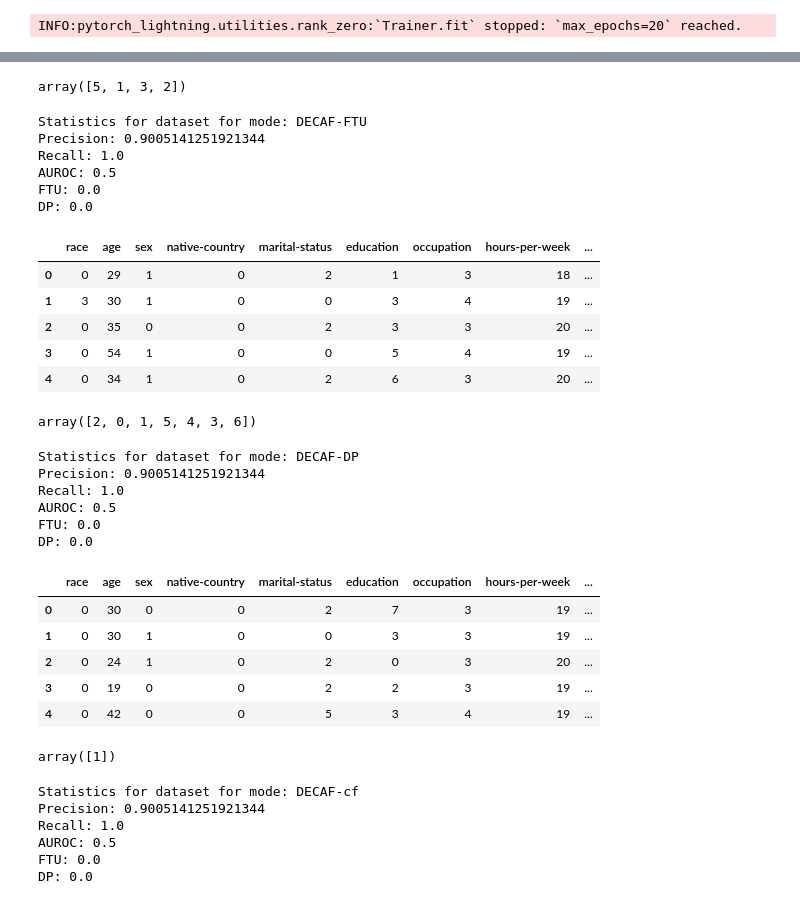
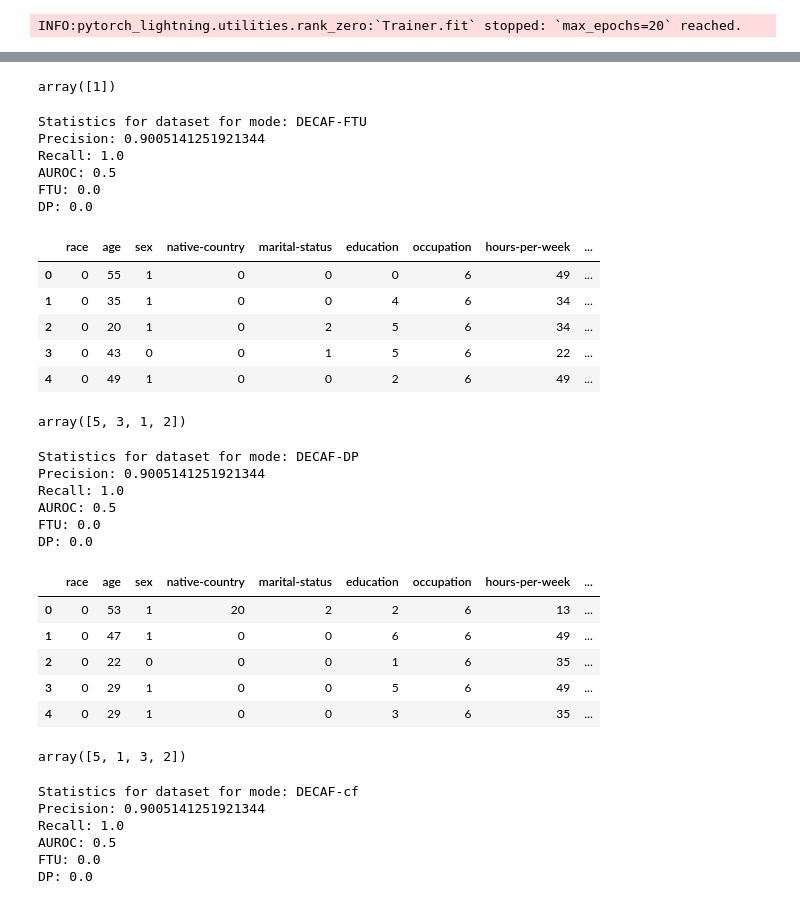
Before and after one commit to humayraR/fact-ai_Repl, a Jupyter notebook: SynthDECAF_colab.ipynb, the cells around one changed output, grey strips where cells are left out. Cells and saved outputs as stored; diff of their text form; code cells hidden in the pictures.

Commit message:
decaf synth generation complete

```diff
--- a/SynthDECAF_colab.ipynb
+++ b/SynthDECAF_colab.ipynb
@@ -206,7 +234,7 @@ decaf_ftu.head()
 # %%
-decaf_ftu['relationship'].unique()
+decaf_ftu['label'].unique()
 # %% [output]
-array([5, 1, 3, 2])
+array([1])
 # %%
 def get_metrics(mode,df,synthetic):
 
@@ -266,19 +294,19 @@ AUROC: 0.5
 FTU: 0.0
 DP: 0.0
 # %%
-decaf_dp = decaf_model.generate(count=35000, biased_edges=dp).dataframe()
+decaf_dp = decaf_model.generate(count=70000, biased_edges=dp).dataframe()
 decaf_dp.head()
 # %% [output]
 |  | race | age | sex | native-country | marital-status | education | occupation | hours-per-week | ... |
-| 0 | 0 | 29 | 1 | 0 | 2 | 1 | 3 | 18 | ... |
-| 1 | 3 | 30 | 1 | 0 | 0 | 3 | 4 | 19 | ... |
-| 2 | 0 | 35 | 0 | 0 | 2 | 3 | 3 | 20 | ... |
-| 3 | 0 | 54 | 1 | 0 | 0 | 5 | 4 | 19 | ... |
-| 4 | 0 | 34 | 1 | 0 | 2 | 6 | 3 | 20 | ... |
+| 0 | 0 | 55 | 1 | 0 | 0 | 0 | 6 | 49 | ... |
+| 1 | 0 | 35 | 1 | 0 | 0 | 4 | 6 | 34 | ... |
+| 2 | 0 | 20 | 1 | 0 | 2 | 5 | 6 | 34 | ... |
+| 3 | 0 | 43 | 0 | 0 | 1 | 5 | 6 | 22 | ... |
+| 4 | 0 | 49 | 1 | 0 | 0 | 2 | 6 | 49 | ... |
 # %%
-decaf_dp['marital-status'].unique()
+decaf_dp['relationship'].unique()
 # %% [output]
-array([2, 0, 1, 5, 4, 3, 6])
+array([5, 3, 1, 2])
 # %%
 get_metrics("DECAF-DP", decaf_dp, clean_df)
 # %% [output]
@@ -289,19 +317,19 @@ AUROC: 0.5
 FTU: 0.0
 DP: 0.0
 # %%
-decaf_cf = decaf_model.generate(count=40000, biased_edges=cf).dataframe()
+decaf_cf = decaf_model.generate(count=70000, biased_edges=cf).dataframe()
 decaf_cf.head()
 # %% [output]
 |  | race | age | sex | native-country | marital-status | education | occupation | hours-per-week | ... |
-| 0 | 0 | 30 | 0 | 0 | 2 | 7 | 3 | 19 | ... |
-| 1 | 0 | 30 | 1 | 0 | 0 | 3 | 3 | 19 | ... |
-| 2 | 0 | 24 | 1 | 0 | 2 | 0 | 3 | 20 | ... |
-| 3 | 0 | 19 | 0 | 0 | 2 | 2 | 3 | 19 | ... |
-| 4 | 0 | 42 | 0 | 0 | 5 | 3 | 4 | 19 | ... |
+| 0 | 0 | 53 | 1 | 20 | 2 | 2 | 6 | 13 | ... |
+| 1 | 0 | 47 | 1 | 0 | 0 | 6 | 6 | 49 | ... |
+| 2 | 0 | 22 | 0 | 0 | 0 | 1 | 6 | 35 | ... |
+| 3 | 0 | 29 | 1 | 0 | 0 | 5 | 6 | 49 | ... |
+| 4 | 0 | 29 | 1 | 0 | 0 | 3 | 6 | 35 | ... |
 # %%
 decaf_cf['relationship'].unique()
 # %% [output]
-array([1])
+array([5, 1, 3, 2])
 # %%
 get_metrics("DECAF-cf", decaf_cf, clean_df)
 # %% [output]
```
Also changed, not shown: parts of 4 cells of this notebook.
